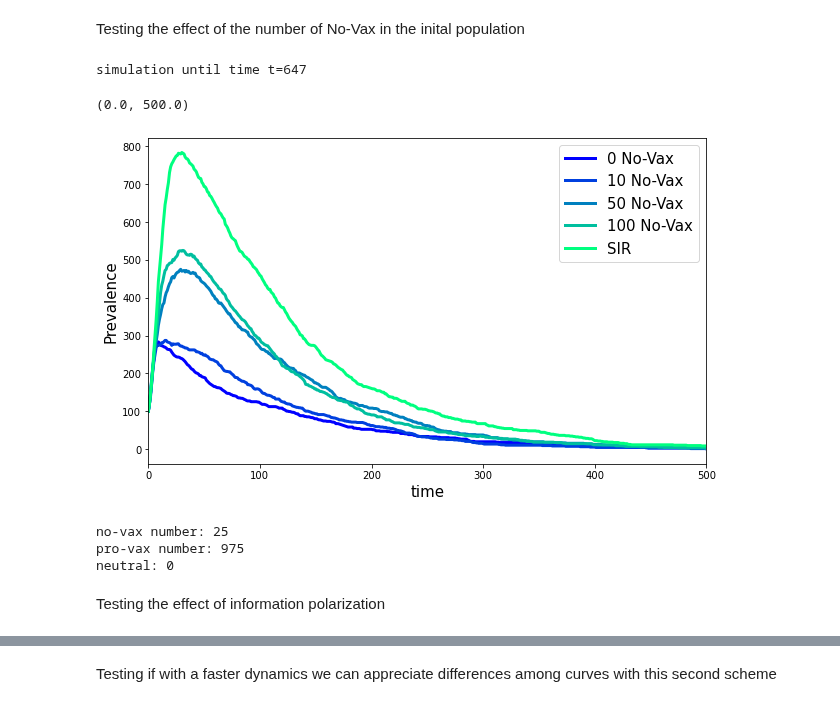
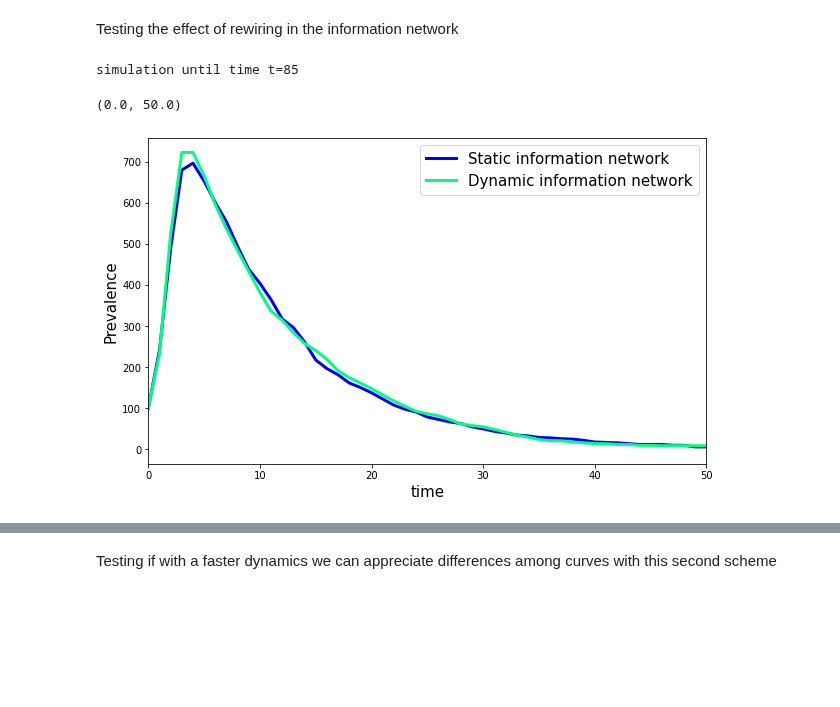
Before and after one commit to michelemcrudele/LDE-Project, a Jupyter notebook: simulation.ipynb, the cells around one changed output, grey strips where cells are left out. Saved outputs shown, nothing was run; the diff lists cells and outputs as text; code cells hidden in the pictures; blank space fills up the shorter version.

```diff
--- a/simulation.ipynb
+++ b/simulation.ipynb
@@ -8,68 +8,41 @@ from utils import SIR_net, SIR_net_adaptive, SIR_net_adaptive2
 # %% [markdown]
-Testing the effect of the number of No-Vax in the inital population
+Testing the effect of rewiring in the information network
 # %%
 N = 1000 # number of nodes
 ave_degree = 15
 p = ave_degree / N  # edge probability
 initial_infecteds = np.random.choice(np.arange(N), size=100, replace=False)
-initial_no_vax10 = np.random.choice(np.arange(N), size=10, replace=False)
-initial_no_vax50 = np.random.choice(np.arange(N), size=50, replace=False)
-initial_no_vax100 = np.random.choice(np.arange(N), size=100, replace=False)
+#initial_no_vax = np.arange(100,400)
+initial_no_vax = 300
 
-mu = 0.01       # recovery rate
-beta = 0.015    # infection rate
-pro = 0.1       # rate of classical media influence on people
-pol = 0.02       # propensity of opinion polarization
-p_sym = 0.05    # prob for an infected person to have severe symptoms
-r = 0.5         # rate of vaccination for PV
 
-#BAG1 = nx.barabasi_albert_graph(N, ave_degree)
-BAG1 = nx.barabasi_albert_graph(N, int(ave_degree/2))
-BAG2 = BAG1.copy()
-BAG3 = BAG2.copy()
-BAG4 = BAG3.copy()
-BAG5 = BAG4.copy()
-sim1 = SIR_net(BAG1, beta=beta, mu=mu, initial_infecteds=initial_infecteds)
-sim2 = SIR_net_adaptive(BAG1, BAG2, beta=beta, mu=mu, r=r, pro=pro, pol=pol, p_sym=p_sym, initial_infecteds=initial_infecteds, initial_no_vax=[])
-sim3 = SIR_net_adaptive(BAG1, BAG3, beta=beta, mu=mu, r=r, pro=pro, pol=pol, p_sym=p_sym, initial_infecteds=initial_infecteds, initial_no_vax=initial_no_vax10)
-sim4 = SIR_net_adaptive(BAG1, BAG4, beta=beta, mu=mu, r=r, pro=pro, pol=pol, p_sym=p_sym, initial_infecteds=initial_infecteds, initial_no_vax=initial_no_vax50)
-sim5 = SIR_net_adaptive(BAG1, BAG5, beta=beta, mu=mu, r=r, pro=pro, pol=pol, p_sym=p_sym, initial_infecteds=initial_infecteds, initial_no_vax=initial_no_vax100)
+mu = 0.1       # recovery rate
+beta = 0.15    # infection rate
+pro = 0.      # rate of classical media influence on people
+pol = 0.5      # propensity of opinion polarization
+p_sym = 0.     # prob for an infected person to have severe symptoms
+r = 0.1        # rate of vaccination for PV
+
+G_phys = nx.barabasi_albert_graph(N, int(ave_degree/2))
+G_info_static = G_phys.copy()
+utils.initNET_SI(G_info_static, I0=initial_no_vax, I_seed=np.arange(10)) # initialize information network
+#utils.initNET_rnd(G_info_static, initial_no_vax)
+G_info_dynamic = G_info_static.copy()
+
+
+sim_static = SIR_net_adaptive(G_phys, G_info_static, beta=beta, mu=mu, r=r, pro=pro, pol=pol, p_sym=p_sym, initial_infecteds=initial_infecteds, rewiring=False)
+sim_dynamic = SIR_net_adaptive(G_phys, G_info_dynamic, beta=beta, mu=mu, r=r, pro=pro, pol=pol, p_sym=p_sym, initial_infecteds=initial_infecteds)
 # %% [output]
-simulation until time t=647
+simulation until time t=85
 # %%
-colors = cm.get_cmap('winter', 5)
+colors = cm.get_cmap('winter', 2)
 fig, ax = plt.subplots(nrows=1,ncols=1,figsize=(10,6))
-ax.plot(sim2[0], sim2[2], lw=3, c=colors(0), label= "0 No-Vax", alpha=1)
-ax.plot(sim3[0], sim3[2], lw=3, c=colors(1), label= "10 No-Vax", alpha=1)
-ax.plot(sim4[0], sim4[2], lw=3, c=colors(2), label= "50 No-Vax", alpha=1)
-ax.plot(sim5[0], sim5[2], lw=3, c=colors(3), label= "100 No-Vax", alpha=1)
-ax.plot(sim1[0], sim1[2], lw=3, c=colors(4), label= "SIR", alpha=1)
+ax.plot(sim_static[0], sim_static[2], lw=3, c=colors(0), label= "Static information network", alpha=1)
+ax.plot(sim_dynamic[0], sim_dynamic[2], lw=3, c=colors(1), label= "Dynamic information network", alpha=1)
 ax.legend(fontsize=15)
 ax.set_ylabel("Prevalence", size=15)
 ax.set_xlabel("time", size=15)
-ax.set_xlim(0,500)
+ax.set_xlim(0, 50)
 # %% [output]
-(0.0, 500.0)
+(0.0, 50.0)
-[figure, old version]
+[figure, new version]
-# %%
-#nx.draw(BAG3)
-n_novax = 0
-n_provax = 0
-n_neutral = 0
-for i, data in BAG3.nodes(data=True):
-    if data['aware_status'] == 1:
-        n_novax += 1
-    elif data['aware_status'] == 2:
-        n_provax += 1
-    else:
-        n_neutral += 1
-
-print('no-vax number:', n_novax)
-print('pro-vax number:', n_provax)
-print('neutral:', n_neutral)
-# %% [output]
-no-vax number: 25
-pro-vax number: 975
-neutral: 0
-# %% [markdown]
-Testing the effect of information polarization
```
Also changed, not shown: parts of 15 cells of this notebook, 3 other files.
